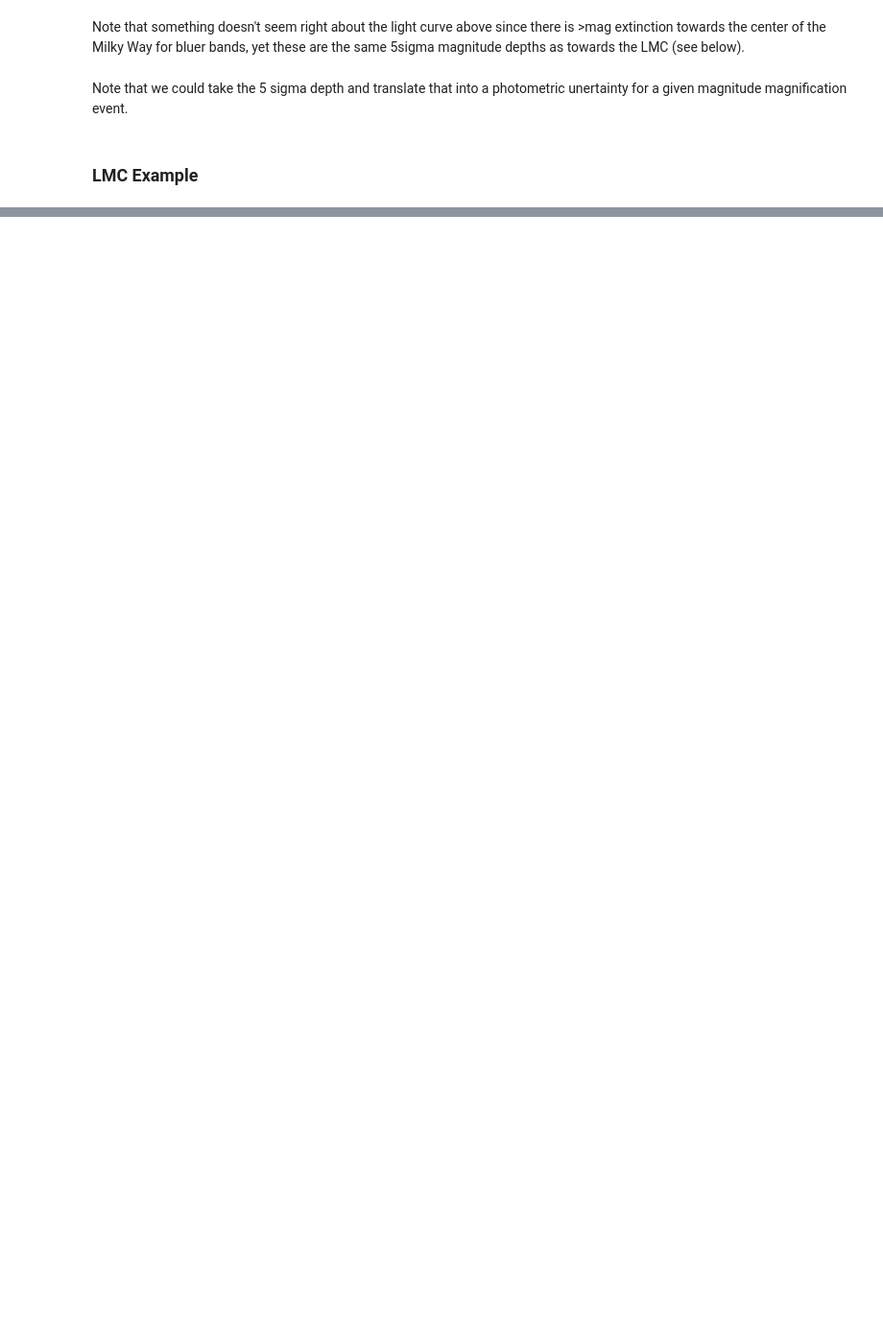
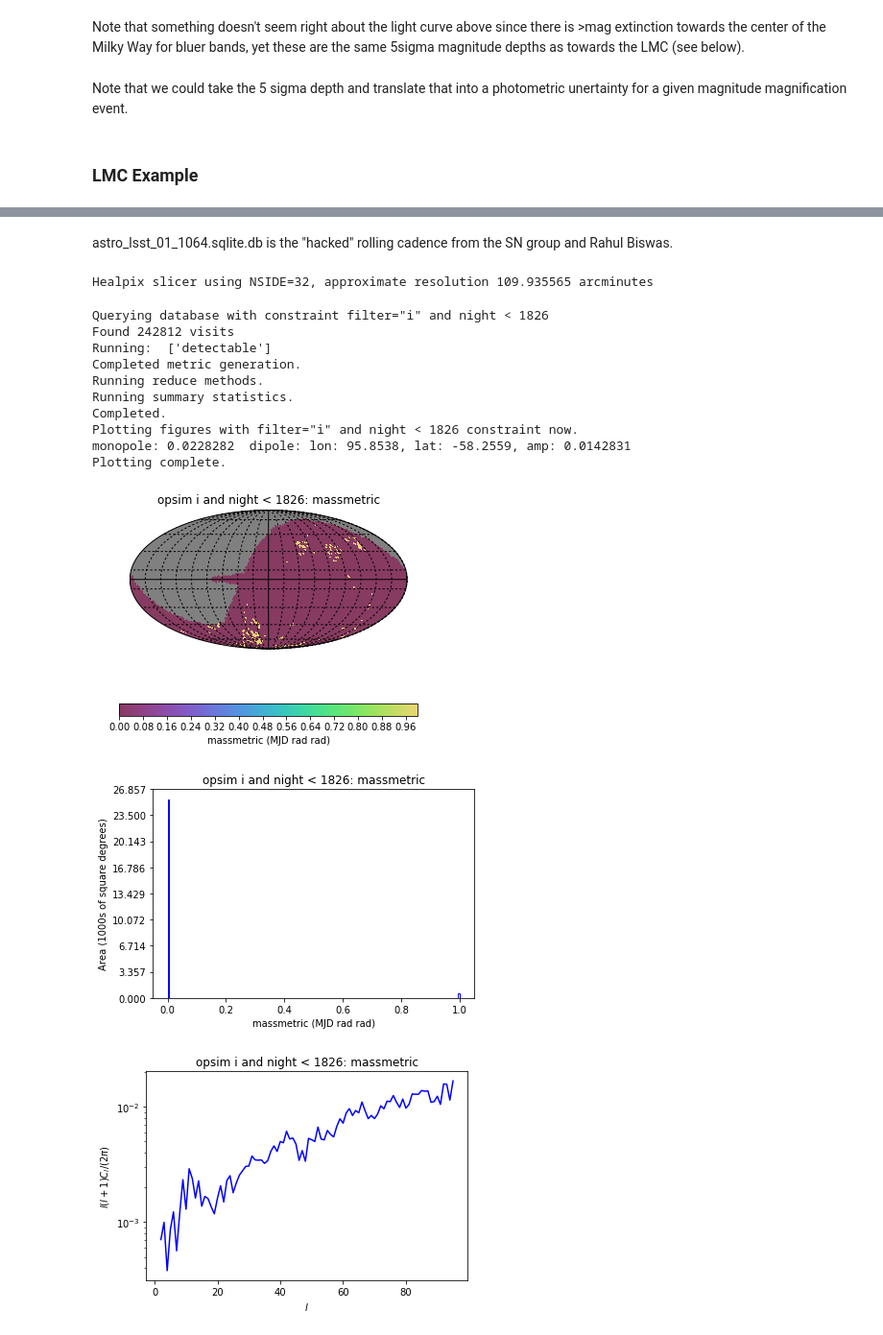
Before and after one commit to LSSTDESC/LSSTDarkMatter, a Jupyter notebook: macho/LSST MACHO MAF Hack.ipynb, the cells around one changed output, grey strips where cells are left out. Shown at 96% size. Drawn from its saved outputs; the diff is of its cells as text; code cells hidden in the pictures; blank space fills up the shorter version.

```diff
--- a/macho/LSST MACHO MAF Hack.ipynb
+++ b/macho/LSST MACHO MAF Hack.ipynb
@@ -233,0 +313,47 @@ Completed.
+# %%
+dir = '/data/des40.a/data/marcelle/lsst-gw/OperationsSimulatorBenchmarkSurveys/'
+opsdb = db.OpsimDatabase(dir+'astro_lsst_01_1064_sqlite.db')
+outDir = 'notebook_output'
+# %% [markdown]
+astro_lsst_01_1064.sqlite.db is the "hacked" rolling cadence from the SN group and Rahul Biswas.
+# %%
+# Initially let's just look at the number of observations in r-band after 2 years with default kwargs
+nyears = 5.
+mass = 30.
+sql = 'filter="i" and night < %i' % (365.25*nyears)
+# %%
+# Use the custom metric in the macho metrics file, which asks whether the light curve
+# allows a detection of a mass solar_mass lens
+
+detectable = metrics.massMetric(mass=mass)
+
+# Let's look at the metric results in the galactic coordinate fram
+slicer = slicers.HealpixSlicer(latCol='galb', lonCol='gall', nside=32)
+
+plotDict_detectable = {'colorMin':0,'colorMax': 1.}
+bundle_detectable = metricBundles.MetricBundle(detectable, slicer, sql, plotDict=plotDict_detectable)
+# Create the query bundle dictonary to run all of the queries in the same run
+bdict = {'detectable':bundle_detectable}
+bg = metricBundles.MetricBundleGroup(bdict, opsdb, outDir=outDir)
+# %% [output]
+Healpix slicer using NSIDE=32, approximate resolution 109.935565 arcminutes
+# %%
+# Run the queries
+bg.runAll()
+
+# Create the plots
+bg.plotAll(closefigs=False)
+# %% [output]
+Querying database with constraint filter="i" and night < 1826
+Found 242812 visits
+Running:  ['detectable']
+Completed metric generation.
+Running reduce methods.
+Running summary statistics.
+Completed.
+Plotting figures with filter="i" and night < 1826 constraint now.
+monopole: 0.0228282  dipole: lon: 95.8538, lat: -58.2559, amp: 0.0142831
+Plotting complete.
+[figure, added]
+[figure, added]
+[figure, added]
```
Also changed, not shown: parts of 20 cells of this notebook.
